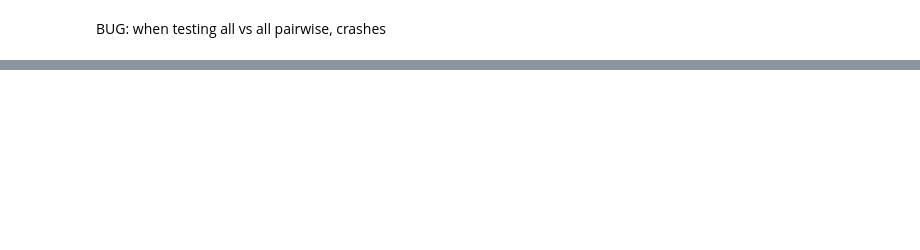
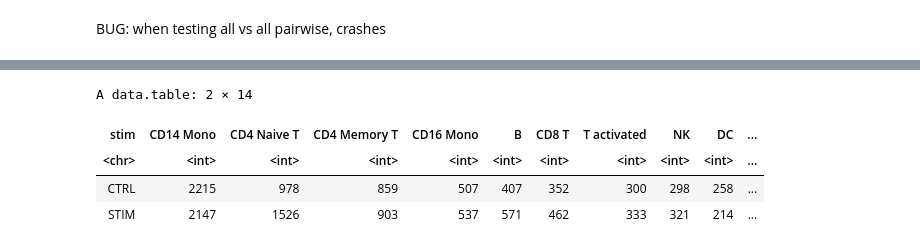
Before and after one commit to immunogenomics/presto, a Jupyter notebook: vignettes/pseudobulk.ipynb, the cells around one changed output, grey strips where cells are left out. Saved outputs shown, nothing was run; the diff lists cells and outputs as text; code cells hidden in the pictures; blank space fills up the shorter version.

```diff
--- a/vignettes/pseudobulk.ipynb
+++ b/vignettes/pseudobulk.ipynb
@@ -334,0 +313,9 @@ dge_pairs_max %>%
+# %%
+data.table(data_collapsed$meta_data)[, sum(N), by = .(stim, seurat_annotations)] %>%
+    tidyr::spread(seurat_annotations, V1)
+# %% [output]
+A data.table: 2 × 14
+| stim | CD14 Mono | CD4 Naive T | CD4 Memory T | CD16 Mono | B | CD8 T | T activated | NK | DC | ... |
+| <chr> | <int> | <int> | <int> | <int> | <int> | <int> | <int> | <int> | <int> | ... |
+| CTRL | 2215 | 978 | 859 | 507 | 407 | 352 | 300 | 298 | 258 | ... |
+| STIM | 2147 | 1526 | 903 | 537 | 571 | 462 | 333 | 321 | 214 | ... |
```
Also changed, not shown: parts of 36 cells of this notebook, 1 other file.
